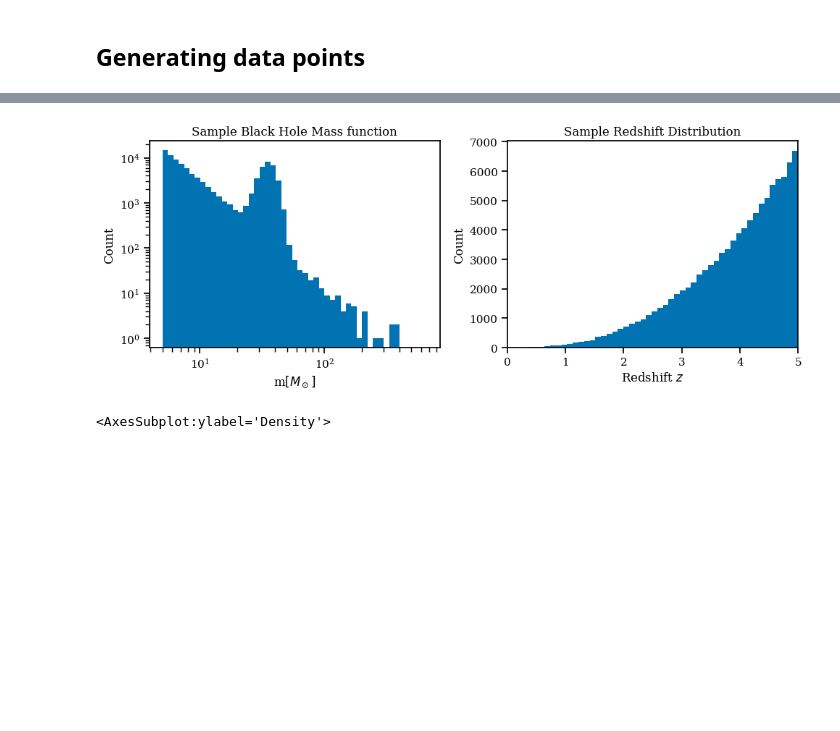
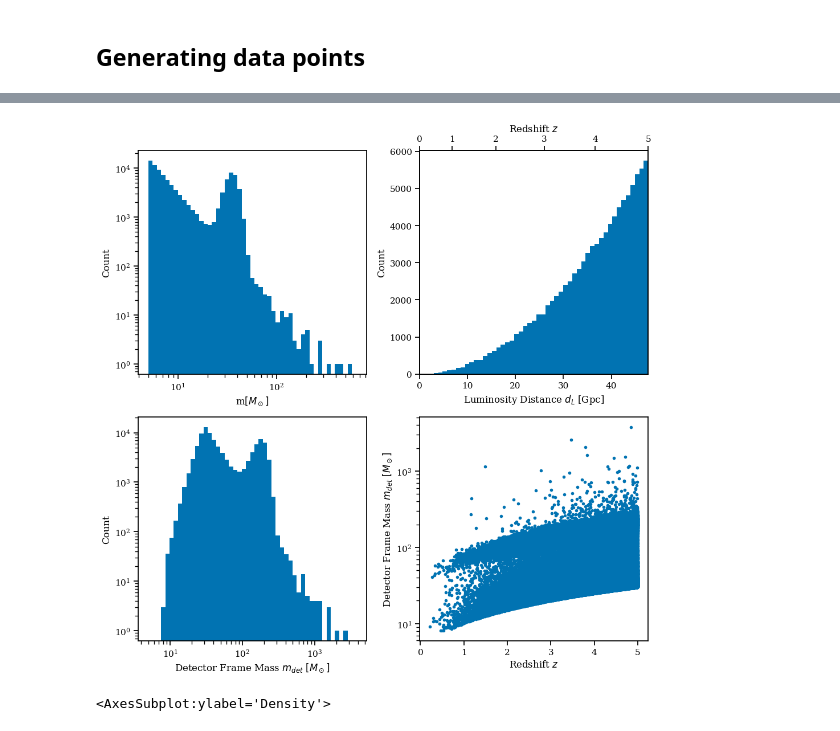
Before and after one commit to farr/FastMFCosmology, a Jupyter notebook: Make-Own-Data.ipynb, the cells around one changed output, grey strips where cells are left out. Cells and saved outputs as stored; diff of their text form; code cells hidden in the pictures; blank space fills up the shorter version.

Commit message:
made 2x2 figure for thesis

```diff
--- a/Make-Own-Data.ipynb
+++ b/Make-Own-Data.ipynb
@@ -63,29 +63,64 @@ Text(0.5, 1.0, 'Sample Luminosity Distance Distribution')
+# %%
+n_samples = int(1E5)
+
+ms_src = generate_masses(n_samples)
+dls    = generate_dLs(n_samples)
+zs     = dLs_to_zs(dls)
+ms_det = ms_src*(1+zs)
 # %%
 
-n_samples = int(1E5)
-fig = plt.figure(figsize=(10, 4))
+
+fig = plt.figure(figsize=(10, 10))
 
 ### Masses
-ax1 = fig.add_subplot(121)
-ax1.set_title("Sample Black Hole Mass function")
-ax1.hist(generate_masses(n_samples), bins=np.logspace(np.log10(5), np.log10(max(samples)), 50))
+ax1 = fig.add_subplot(221)
+#ax1.set_title("Source Frame Black Hole Mass Function")
+ax1.hist(ms_src, bins=np.logspace(np.log10(5), np.log10(max(ms_src)), 50))
 ax1.set_yscale('log')
 ax1.set_xscale('log')
 ax1.set_xlabel(r"m$[M_\odot]$")
 ax1.set_ylabel("Count")
 
 ### D_Ls
-ax2 = fig.add_subplot(122)
-ax2.set_title("Sample Redshift Distribution")
-ax2.hist(dLs_to_zs(generate_dLs(n_samples)), bins=50)
-ax2.set_xlabel(r"Redshift $z$")
+ax2 = fig.add_subplot(222)
+#ax2.set_title("Sample Redshift Distribution")
+ax2.hist(dls/1000, bins=50)
+ax2.set_xlabel(r"Luminosity Distance $d_L$ [Gpc]")
 ax2.set_ylabel("Count")
-ax2.set_xlim(0, 5)
+
+### Add redshift axis
+ax3 = ax2.twiny()
+tick_labels = np.linspace(0, 5, 6, dtype=int)
+new_tick_locations = Planck18.luminosity_distance(tick_labels)
+ax3.set_xticks(new_tick_locations.value)
+ax3.set_xticklabels(tick_labels)
+ax3.set_xlabel(r"Redshift $z$")
+ax2.set_xlim(0, Planck18.luminosity_distance(max(tick_labels)).value/1000)
+
+
+### Detector frame histogram
+ax4 = fig.add_subplot(223)
+#ax4.set_title("Detector Frame Mass Function")
+ax4.hist(ms_det, bins=np.logspace(np.log10(5), np.log10(max(ms_det)), 50))
+ax4.set_xlabel(r"Detector Frame Mass $m_{det}$ $[M_\odot]$")
+ax4.set_ylabel("Count")
+ax4.set_xscale('log')
+ax4.set_yscale('log')
+
+
+### Redshift-mass scatter
+ax5 = fig.add_subplot(224)
+#ax5.set_title("Detector Frame masses vs Redshift")
+ax5.scatter(zs, ms_det, marker='.')
+# ax5.set_xscale('log')
+ax5.set_yscale('log')
+ax5.set_xlabel(r"Redshift $z$")
+ax5.set_ylabel(r"Detector Frame Mass $m_{det}$ $[M_\odot]$")
 
 
 fig.tight_layout()
 # %% [output]
-[figure, old version]
+[figure, new version]
 # %%
 dLs = generate_dLs(100)
 
```
Also changed, not shown: parts of 2 cells of this notebook.
